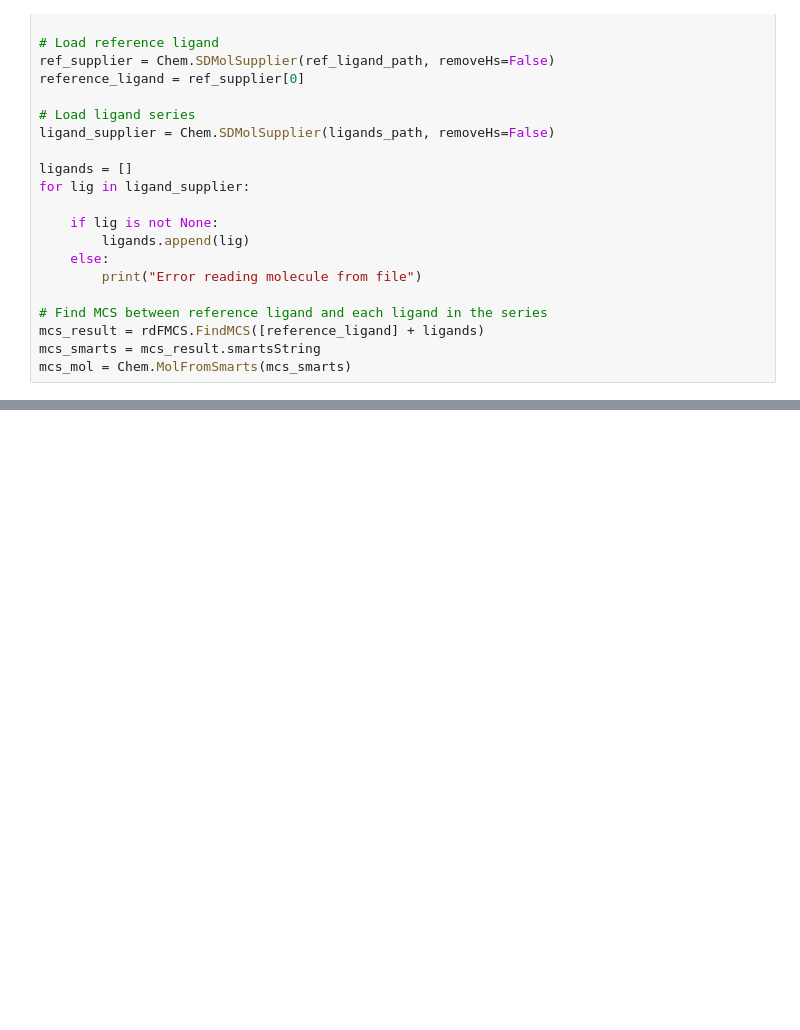
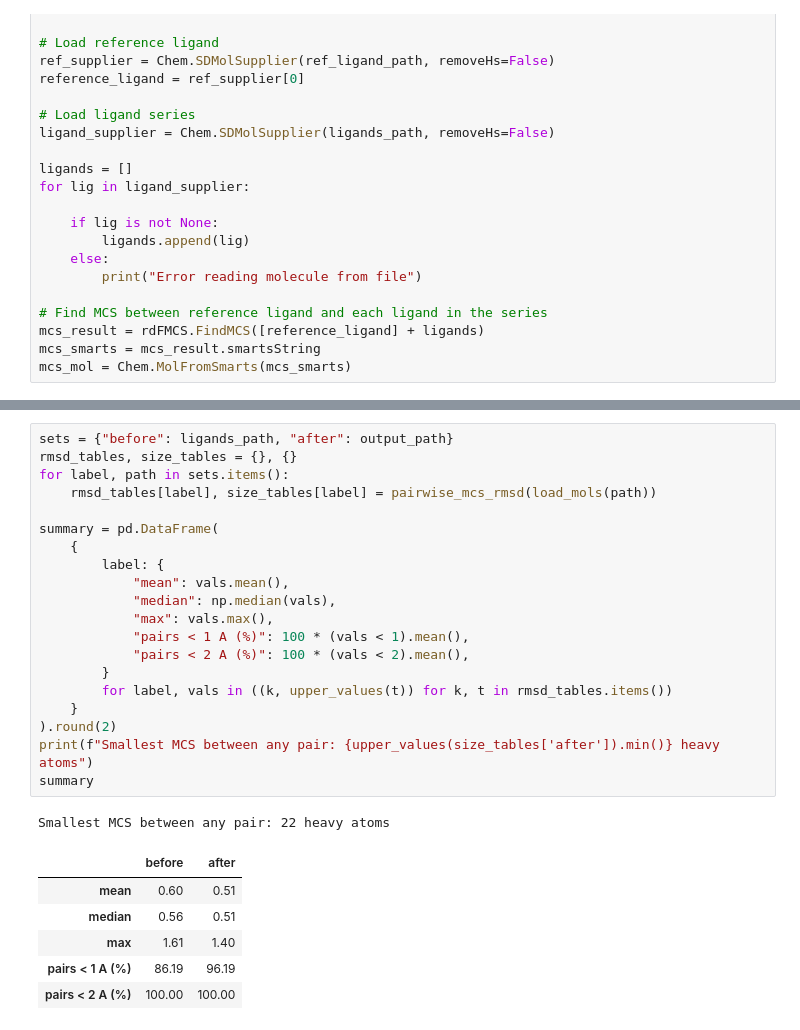
Before and after one commit to NBDsoftware/IndustryBenchmarks2024, a Jupyter notebook: industry_benchmarks/utils/notebooks/align_series.ipynb, the cells around one changed output, grey strips where cells are left out. Drawn from its saved outputs; the diff is of its cells as text; blank space fills up the shorter version.

```diff
--- a/industry_benchmarks/utils/notebooks/align_series.ipynb
+++ b/industry_benchmarks/utils/notebooks/align_series.ipynb
@@ -72,0 +140,28 @@ Aligning ligand:  PI3K_compound31
+# %%
+sets = {"before": ligands_path, "after": output_path}
+rmsd_tables, size_tables = {}, {}
+for label, path in sets.items():
+    rmsd_tables[label], size_tables[label] = pairwise_mcs_rmsd(load_mols(path))
+
+summary = pd.DataFrame(
+    {
+        label: {
+            "mean": vals.mean(),
+            "median": np.median(vals),
+            "max": vals.max(),
+            "pairs < 1 A (%)": 100 * (vals < 1).mean(),
+            "pairs < 2 A (%)": 100 * (vals < 2).mean(),
+        }
+        for label, vals in ((k, upper_values(t)) for k, t in rmsd_tables.items())
+    }
+).round(2)
+print(f"Smallest MCS between any pair: {upper_values(size_tables['after']).min()} heavy atoms")
+summary
+# %% [output]
+Smallest MCS between any pair: 22 heavy atoms
+|  | before | after |
+| mean | 0.60 | 0.51 |
+| median | 0.56 | 0.51 |
+| max | 1.61 | 1.40 |
+| pairs < 1 A (%) | 86.19 | 96.19 |
+| pairs < 2 A (%) | 100.00 | 100.00 |
```
Also changed, not shown: parts of 6 cells of this notebook.
